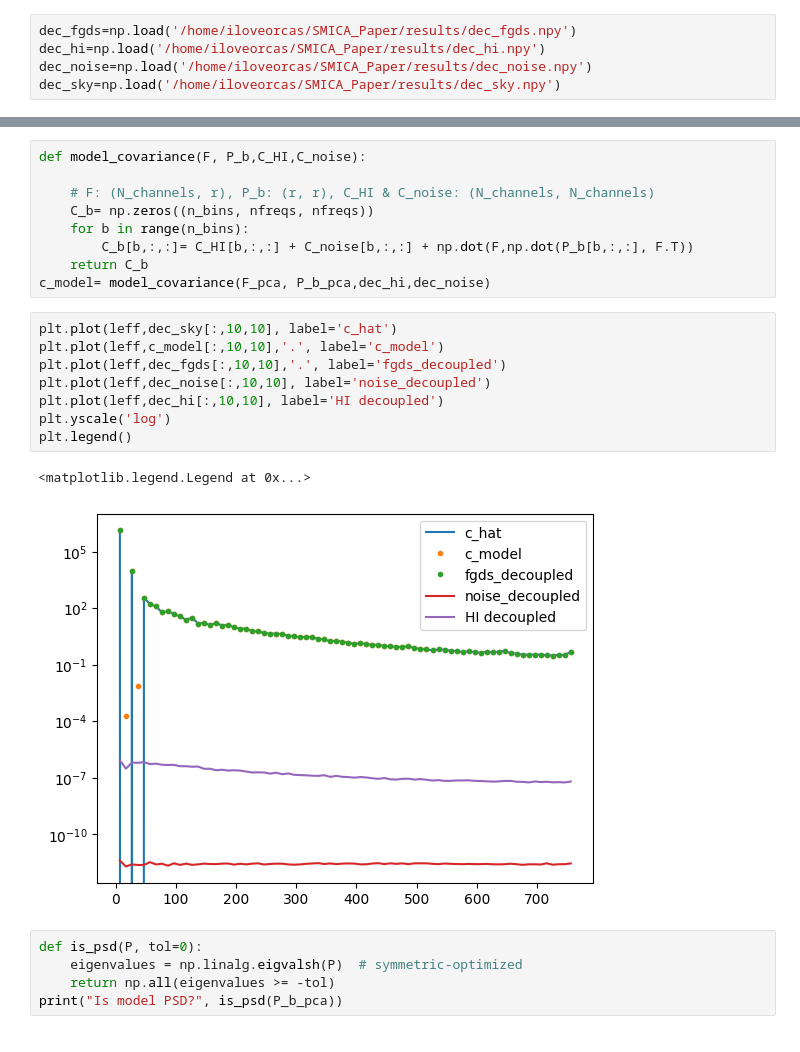
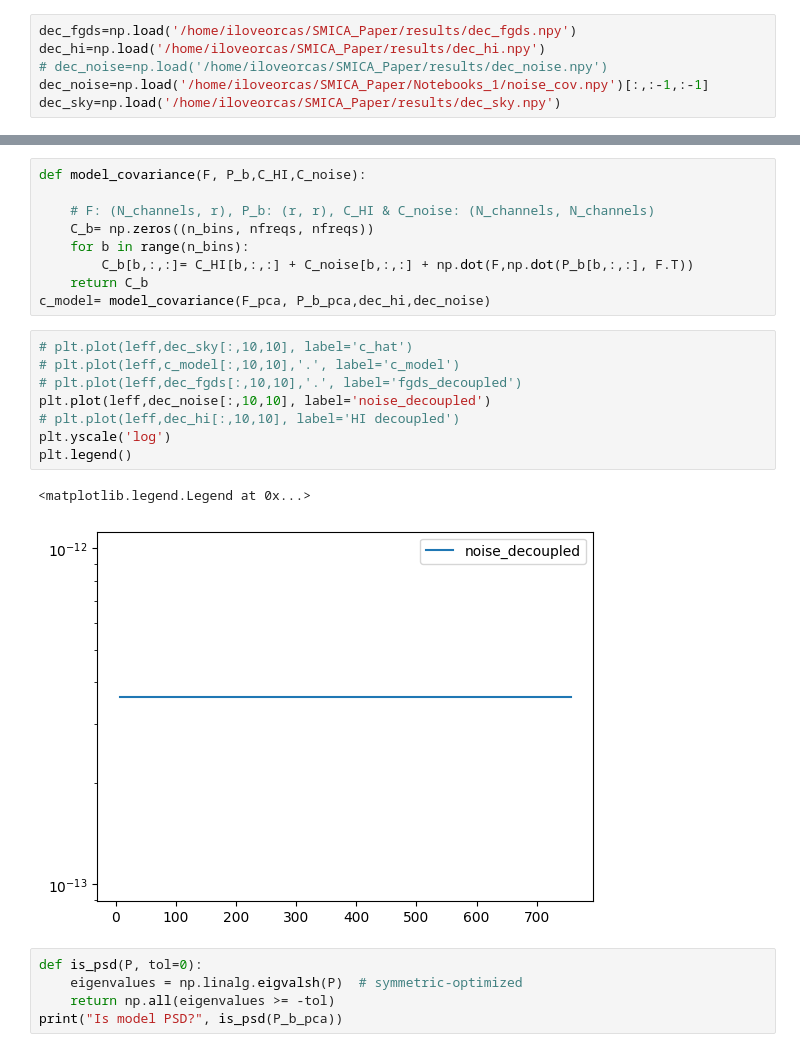
Before and after one commit to urwa99/SMICA_Paper, a Jupyter notebook: Notebooks_1/smica_2.ipynb, the cells around one changed output, grey strips where cells are left out. Drawn from its saved outputs; the diff is of its cells as text.

Commit message:
use theory noise

```diff
--- a/Notebooks_1/smica_2.ipynb
+++ b/Notebooks_1/smica_2.ipynb
@@ -69,6 +97,7 @@ leff = b.get_effective_ells()
 # %%
 dec_fgds=np.load('/home/iloveorcas/SMICA_Paper/results/dec_fgds.npy')
 dec_hi=np.load('/home/iloveorcas/SMICA_Paper/results/dec_hi.npy')
-dec_noise=np.load('/home/iloveorcas/SMICA_Paper/results/dec_noise.npy')
+# dec_noise=np.load('/home/iloveorcas/SMICA_Paper/results/dec_noise.npy')
+dec_noise=np.load('/home/iloveorcas/SMICA_Paper/Notebooks_1/noise_cov.npy')[:,:-1,:-1]
 dec_sky=np.load('/home/iloveorcas/SMICA_Paper/results/dec_sky.npy')
 # %%
@@ -169,16 +203,16 @@ def model_covariance(F, P_b,C_HI,C_noise):
     return C_b
 c_model= model_covariance(F_pca, P_b_pca,dec_hi,dec_noise)
 # %%
-plt.plot(leff,dec_sky[:,10,10], label='c_hat')
-plt.plot(leff,c_model[:,10,10],'.', label='c_model')
-plt.plot(leff,dec_fgds[:,10,10],'.', label='fgds_decoupled')
+# plt.plot(leff,dec_sky[:,10,10], label='c_hat')
+# plt.plot(leff,c_model[:,10,10],'.', label='c_model')
+# plt.plot(leff,dec_fgds[:,10,10],'.', label='fgds_decoupled')
 plt.plot(leff,dec_noise[:,10,10], label='noise_decoupled')
-plt.plot(leff,dec_hi[:,10,10], label='HI decoupled')
+# plt.plot(leff,dec_hi[:,10,10], label='HI decoupled')
 plt.yscale('log')
 plt.legend()
 # %% [output]
 <matplotlib.legend.Legend at 0x...>
-[figure, old version]
+[figure, new version]
 # %%
 def is_psd(P, tol=0):
     eigenvalues = np.linalg.eigvalsh(P)  # symmetric-optimized
```
Also changed, not shown: parts of 12 cells of this notebook.
